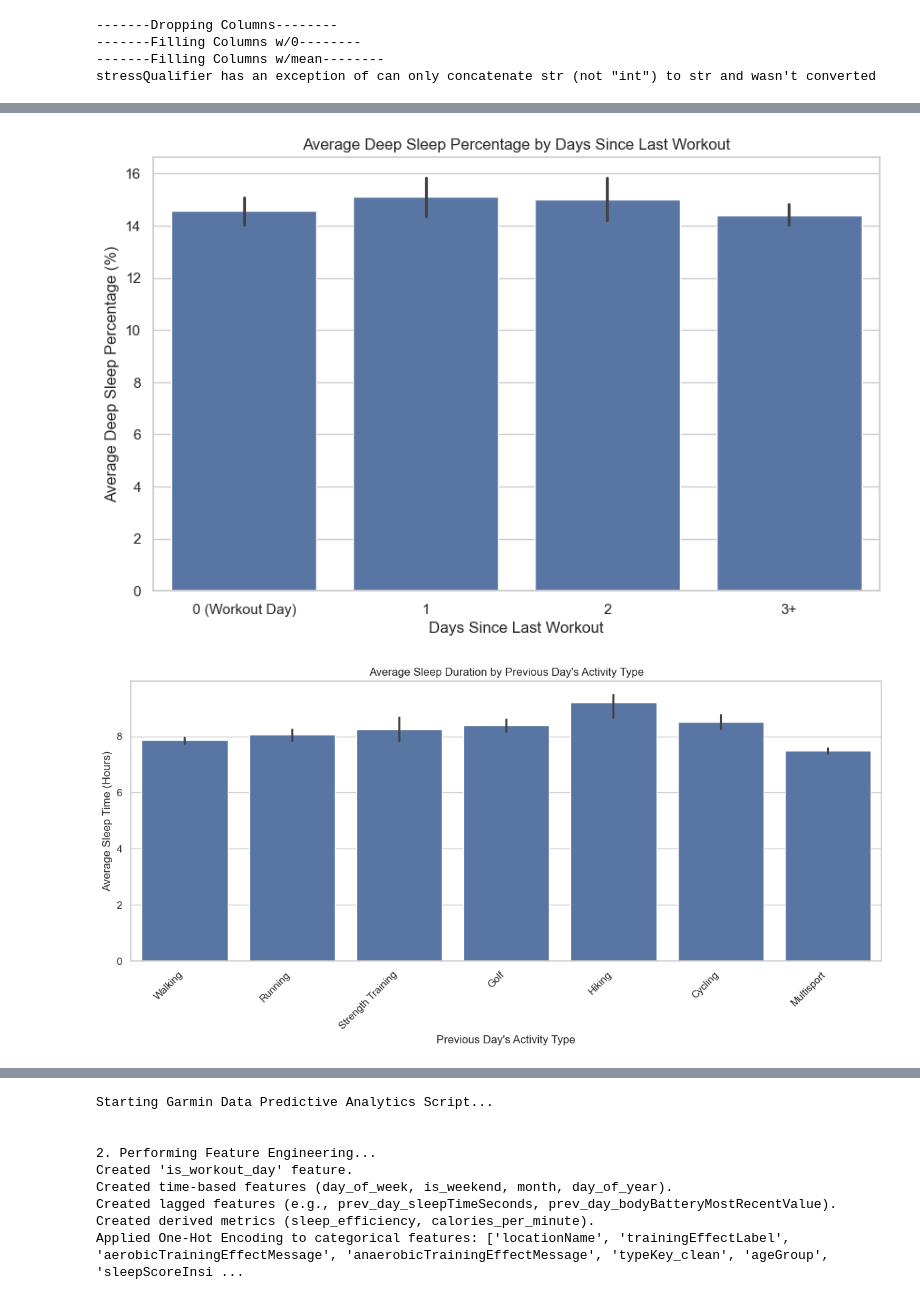
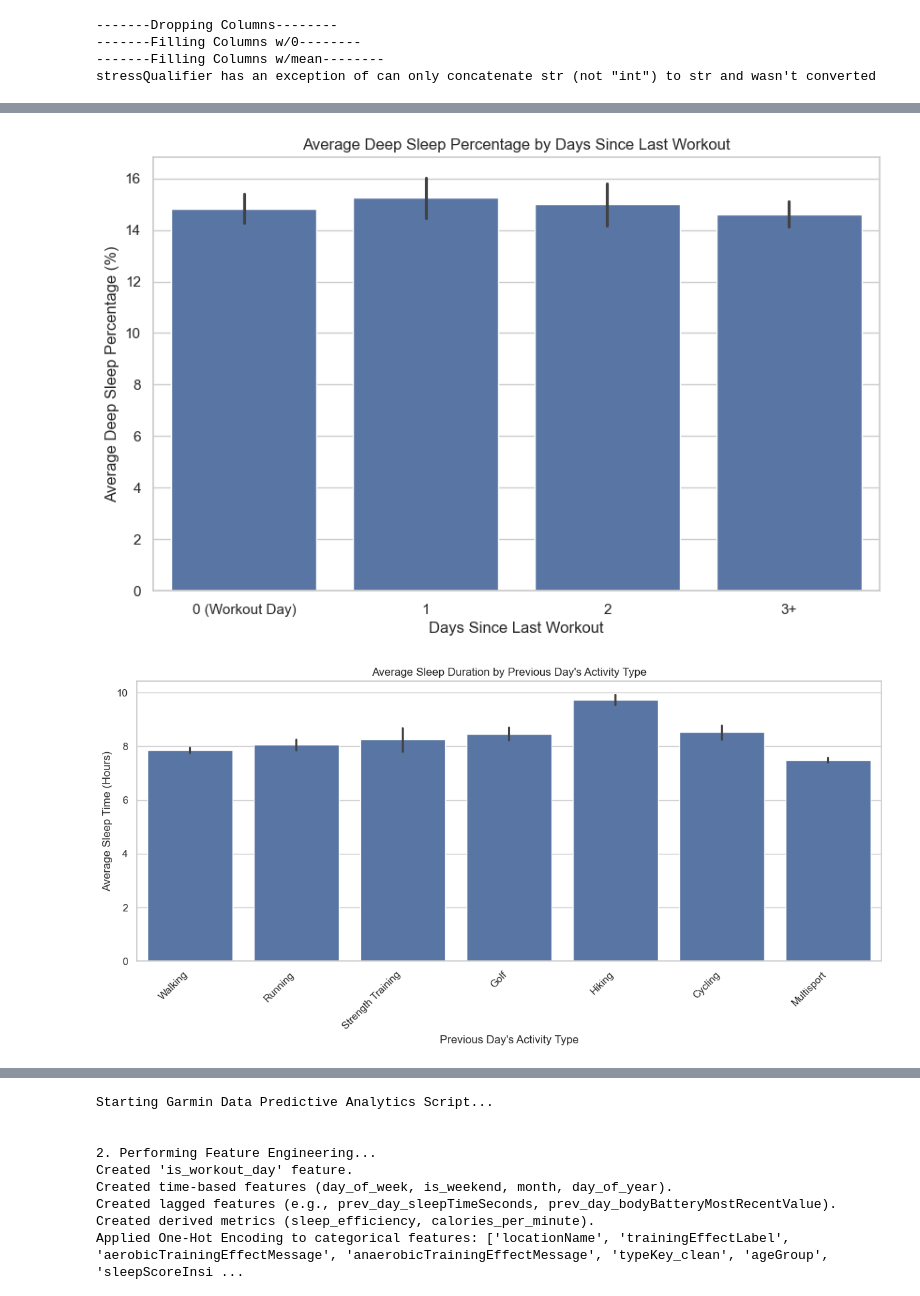
Before and after one commit to racurry1993/HealthData, a Jupyter notebook: Compilation_Garmin_Data.ipynb, the cells around one changed output, grey strips where cells are left out. Drawn from its saved outputs; the diff is of its cells as text; code cells hidden in the pictures.

```diff
--- a/Compilation_Garmin_Data.ipynb
+++ b/Compilation_Garmin_Data.ipynb
@@ -382,7 +382,7 @@ columns_to_fill_0 = [
     'avgStrideLength', 'vO2MaxValue', 'maxDoubleCadence', 'totalSets', 'activeSets',
     'totalReps', 'hrTimeInZone_1', 'hrTimeInZone_2', 'hrTimeInZone_3', 'hrTimeInZone_4',
     'hrTimeInZone_5', 'distance', 'duration', 'elapsedDuration', 'calories', 'averageSpeed',
-    'maxHR', 'averageHR', 'aerobicTrainingEffect', 'anaerobicTrainingEffect', 'lapCount',
+    'maxHR', 'aerobicTrainingEffect', 'anaerobicTrainingEffect', 'lapCount',
     'waterEstimated', 'activityTrainingLoad', 'minActivityLapDuration',
     'moderateIntensityMinutes_x', 'vigorousIntensityMinutes_x', 'steps_y', 'pushes',
     'totalKilocalories', 'activeKilocalories', 'bmrKilocalories', 'wellnessKilocalories',
@@ -404,13 +404,16 @@ columns_to_fill_0 = [
     'restingCaloriesFromActivity', 'avgWakingRespirationValue'
 ]
 
+columns_to_impute_predict = ['sleepTimeSeconds', 'deepSleepSeconds', 'remSleepSeconds', 'bodyBatteryMostRecentValue',
+                             'averageStressLevel','averageHR','restingHeartRate_y','restingHeartRate_x','totalKilocalories']
+
 for col in columns_to_fill_0:
     if col in df_cleaned.columns:
         df_cleaned[col] = df_cleaned[col].fillna(0)
         # print(f"Filled NaN in {col} with 0.")
 
 # Impute remaining numerical columns with their median
-numerical_cols = df_cleaned.select_dtypes(include=np.number).columns
+numerical_cols = df_cleaned.select_dtypes(include=np.number).columns.drop(columns_to_impute_predict)
 for col in numerical_cols:
     if df_cleaned[col].isnull().any():
         median_val = df_cleaned[col].median()
@@ -425,7 +428,7 @@ for col in cols_to_fill_cat_0:
         df_cleaned[col] = df_cleaned[col].fillna('None')
 
 # Impute remaining categorical columns with their mode
-categorical_cols = df_cleaned.select_dtypes(include='object').columns
+categorical_cols = df_cleaned.select_dtypes(include='object').columns.drop('sleepScoreFeedback')
 for col in categorical_cols:
     if df_cleaned[col].isnull().any():
         # Check if the column is entirely null before trying to get mode
@@ -586,7 +597,7 @@ sns.set_theme(style="whitegrid")
 
 # Plot 1: Sleep Duration (Hours) by Workout Day
 plt.figure(figsize=(8, 5))
-sns.barplot(x='ActivityPerformedToday', y='sleepTimeHours', data=df_cleaned)
+sns.barplot(x='ActivityPerformedToday', y='sleepTimeHours', data=df_cleaned[pd.to_datetime(df_cleaned['Date']) <= pd.to_datetime(total_sleep_df['Date']).max()])
 plt.title('Average Sleep Duration by Workout Day')
 plt.xlabel('Workout Performed Today')
 plt.ylabel('Average Sleep Time (Hours)')
@@ -595,7 +606,7 @@ plt.show()
 
 # Plot 2: Deep Sleep Percentage by Days Since Last Workout
 plt.figure(figsize=(10, 6))
-sns.barplot(x='daysSinceLastWorkout_group', y='deepSleepPercentage', data=df_analyzed)
+sns.barplot(x='daysSinceLastWorkout_group', y='deepSleepPercentage', data=df_analyzed[pd.to_datetime(df_analyzed['Date']) <= pd.to_datetime(total_sleep_df['Date']).max()])
 plt.title('Average Deep Sleep Percentage by Days Since Last Workout')
 plt.xlabel('Days Since Last Workout')
 plt.ylabel('Average Deep Sleep Percentage (%)')
@@ -631,7 +642,7 @@ Walking              21.15
 Name: remSleepPercentage, dtype: float64
 [figure]
-[figure, old version]
+[figure, new version]
-[figure, old version]
+[figure, new version]
 # %%
 # --- Data Preparation for Plot 1: Variance by Days Since Last Workout Group ---
 # Group the data and calculate the mean for each sleep metric
```
Also changed, not shown: parts of 23 cells of this notebook, 6 other files.
